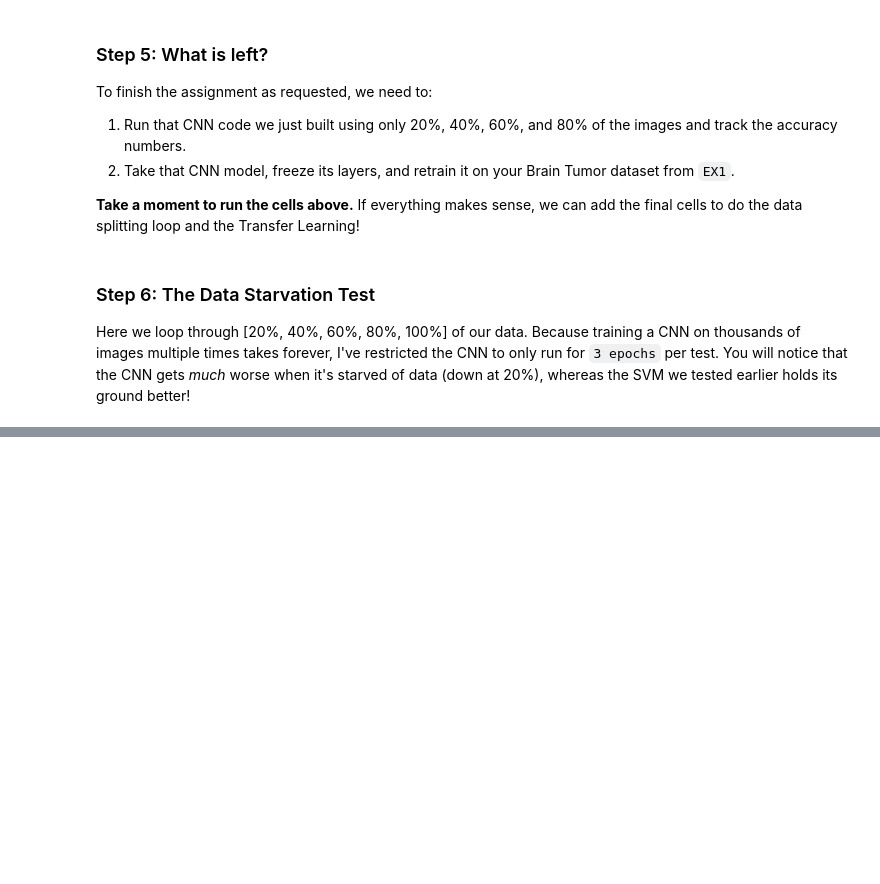
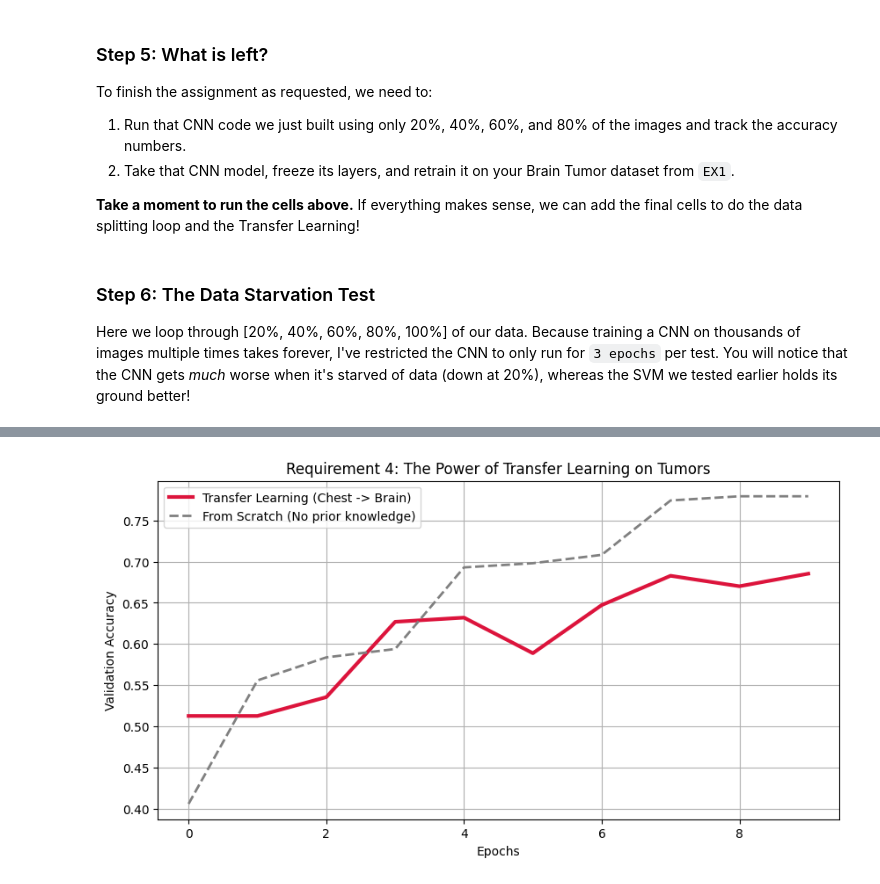
Before and after one commit to jay7-tech/EX2, a Jupyter notebook: Exercise_2.ipynb, the cells around one changed output, grey strips where cells are left out. Drawn from its saved outputs; the diff is of its cells as text; code cells hidden in the pictures; blank space fills up the shorter version.

```diff
--- a/Exercise_2.ipynb
+++ b/Exercise_2.ipynb
@@ -323,0 +345,94 @@ If you were to run `transfer_model.fit()` using your Brain Tumor images from `EX
+# %%
+import os
+import cv2
+import numpy as np
+import matplotlib.pyplot as plt
+from tensorflow.keras.utils import to_categorical
+from tensorflow.keras.models import Sequential, load_model
+from tensorflow.keras.layers import Conv2D, MaxPooling2D, Flatten, Dense, Input
+
+def load_brain_data_target(base_path, sub_folder):
+    X, y = [], []
+    target_dir = os.path.join(base_path, sub_folder)
+    print(f"Scanning target directory: {target_dir}...")
+    for root, dirs, files in os.walk(target_dir):
+        folder_name = os.path.basename(root).lower()
+
+        if 'glioma' in folder_name: label, name = 0, 'Glioma'
+        elif 'meningioma' in folder_name: label, name = 1, 'Meningioma'
+        elif 'pituitary' in folder_name: label, name = 2, 'Pituitary'
+        elif 'no_tumor' in folder_name or 'notumor' in folder_name: label, name = 3, 'No Tumor'
+        else: continue  # Skip irrelevant folders
+
+        image_files = [f for f in files if f.lower().endswith(('.png', '.jpg', '.jpeg'))]
+        if len(image_files) > 0:
+            print(f"📍 Loaded {len(image_files)} [{name}] images (Label {label}) from {sub_folder}/{folder_name}")
+            for img_name in image_files:
+                img_path = os.path.join(root, img_name)
+                img = cv2.imread(img_path, cv2.IMREAD_GRAYSCALE)
+                if img is not None:
+                    img = cv2.resize(img, (64, 64))
+                    X.append(img.reshape(64, 64, 1))
+                    y.append(label)
+    return np.array(X) / 255.0, np.array(y)
+
+print("--- 1. LOADING EXPLICIT BRAIN TUMOR SPLITS ---")
+base_brain = r"C:\Users\JAYADEEP GOWDA K B\Desktop\EXE\EX2\brain_data"
+X_train_brain, y_train_raw = load_brain_data_target(base_brain, 'Training')
+X_test_brain, y_test_raw = load_brain_data_target(base_brain, 'Testing')
+
+if len(X_train_brain) > 0 and len(X_test_brain) > 0:
+    y_train_brain = to_categorical(y_train_raw, num_classes=4)
+    y_test_brain = to_categorical(y_test_raw, num_classes=4)
+    print(f"\n✅ Split Confirmed: {len(X_train_brain)} Training Images | {len(X_test_brain)} Testing Images")
+else:
+    raise Exception("❌ Data loading failed! Check the Base Path.")
+
+print("\n--- 2. BUILDING THE TRANSFER MODEL ---")
+base_cnn = load_model("chest_xray_cnn.keras")
+for layer in base_cnn.layers:
+    if isinstance(layer, Dense): break
+    layer.trainable = False
+
+# We force the Input block to prevent the '(unbuilt)' invisible layers bug!
+transfer_model = Sequential([Input(shape=(64, 64, 1))])
+for layer in base_cnn.layers:
+    if isinstance(layer, Dense): break
+    transfer_model.add(layer)
+
+transfer_model.add(Dense(128, activation='relu'))
+transfer_model.add(Dense(4, activation='softmax'))
+
+transfer_model.compile(optimizer='adam', loss='categorical_crossentropy', metrics=['accuracy'])
+# Forcing Keras memory allocation so model.summary() reveals the true trainable parameters!
+transfer_model.build(input_shape=(None, 64, 64, 1))
+print("✅ Output Head Grafted! Let's check those Trainable Parameters Now:")
+transfer_model.summary()
+
+print("\n--- 3. BUILDING THE 'FROM SCRATCH' MODEL ---")
+scratch_model = Sequential([
+    Input(shape=(64, 64, 1)),
+    Conv2D(32, (3, 3), activation='relu'), MaxPooling2D((2, 2)),
+    Conv2D(64, (3, 3), activation='relu'), MaxPooling2D((2, 2)),
+    Flatten(), Dense(128, activation='relu'), Dense(4, activation='softmax')
+])
+scratch_model.compile(optimizer='adam', loss='categorical_crossentropy', metrics=['accuracy'])
+
+print("\n--- 4. INITIATING 10-EPOCH TRAINING COMBAT ---")
+print("🔥 Training Transfer Model (Pre-Trained on Chest X-Rays)...")
+history_transfer = transfer_model.fit(X_train_brain, y_train_brain, epochs=10, validation_data=(X_test_brain, y_test_brain), verbose=1)
+
+print("\n🐢 Training Scratch Model (Random Initialization)...")
+history_scratch = scratch_model.fit(X_train_brain, y_train_brain, epochs=10, validation_data=(X_test_brain, y_test_brain), verbose=1)
+
+print("\n--- 5. VISUALIZING THE TRANSFER HEADSTART ---")
+plt.figure(figsize=(10, 5))
+plt.plot(history_transfer.history['val_accuracy'], label='Transfer Learning (Chest -> Brain)', linewidth=3, color='crimson')
+plt.plot(history_scratch.history['val_accuracy'], label='From Scratch (No prior knowledge)', linestyle='--', linewidth=2, color='gray')
+plt.title("Requirement 4: The Power of Transfer Learning on Tumors")
+plt.xlabel("Epochs")
+plt.ylabel("Validation Accuracy")
+plt.legend()
+plt.grid(True)
+plt.show()
+# %% [output]
@@ -323,0 +493 @@ If you were to run `transfer_model.fit()` using your Brain Tumor images from `EX
+[figure, added]
```
Also changed, not shown: parts of 16 cells of this notebook, 1 other file.
